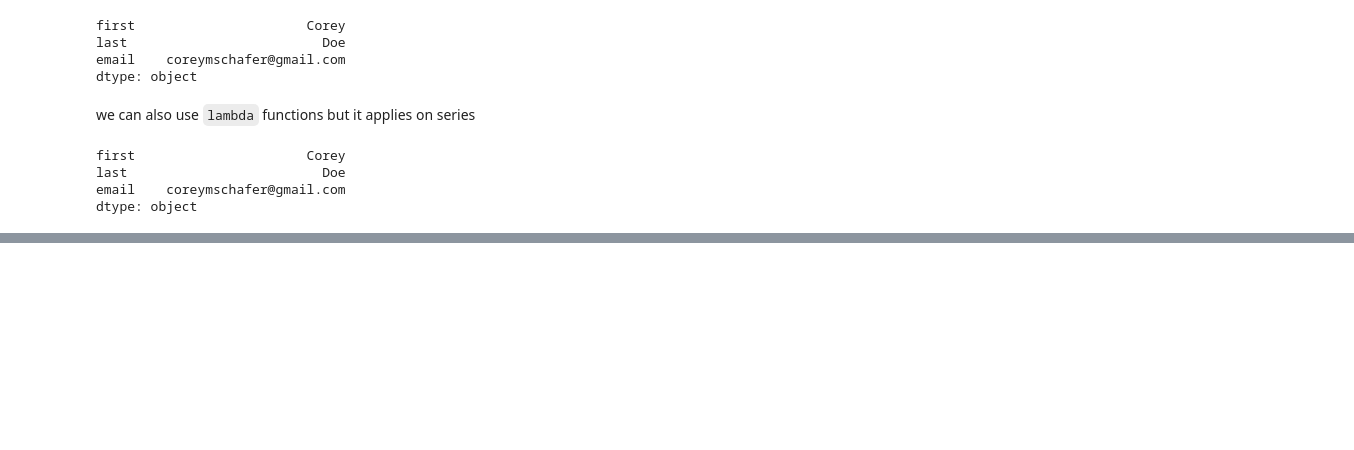
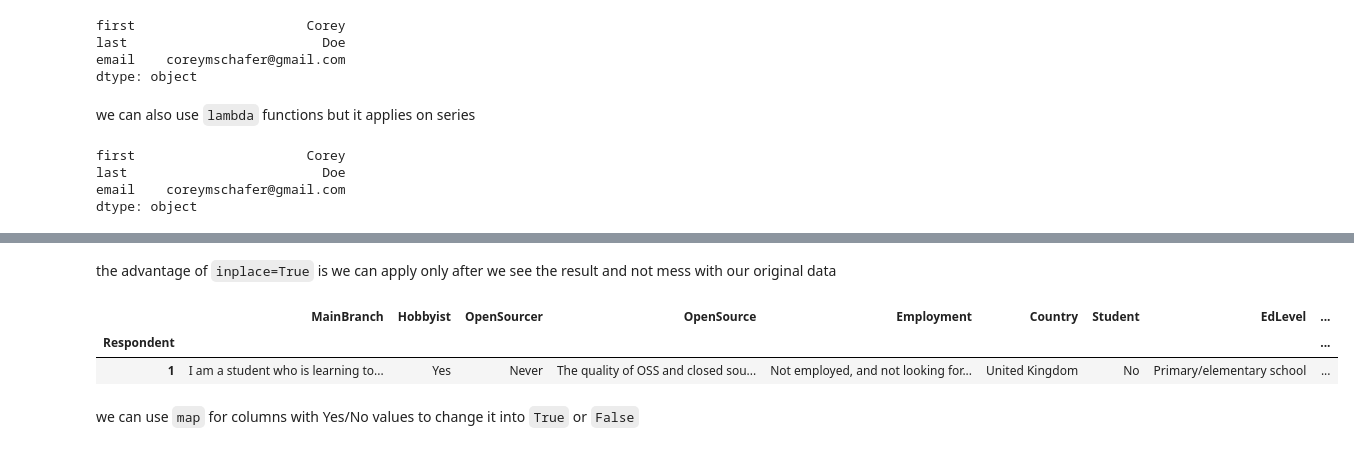
Before and after one commit to innovinitylabs/pandas-notes-corey-schaffer, a Jupyter notebook: 05-Updating Rows and Columns - Modifying Data Within DataFrames.ipynb, the cells around one changed output, grey strips where cells are left out. Drawn from its saved outputs; the diff is of its cells as text; code cells hidden in the pictures; blank space fills up the shorter version.

```diff
--- a/05-Updating Rows and Columns - Modifying Data Within DataFrames.ipynb
+++ b/05-Updating Rows and Columns - Modifying Data Within DataFrames.ipynb
@@ -292,0 +382,11 @@ dtype: object
+# %% [markdown]
+the advantage of `inplace=True` is we can apply only after we see the result and not mess with our original data
+# %%
+df.rename(columns= {'ConvertedComp': 'SalaryUSD'}, inplace=True)
+df.head(1)
+# %% [output]
+|  | MainBranch | Hobbyist | OpenSourcer | OpenSource | Employment | Country | Student | EdLevel | ... |
+| Respondent |  |  |  |  |  |  |  |  | ... |
+| 1 | I am a student who is learning to... | Yes | Never | The quality of OSS and closed sou... | Not employed, and not looking for... | United Kingdom | No | Primary/elementary school | ... |
+# %% [markdown]
+we can use `map` for columns with Yes/No values to change it into `True` or `False`
```
Also changed, not shown: parts of 23 cells of this notebook.
